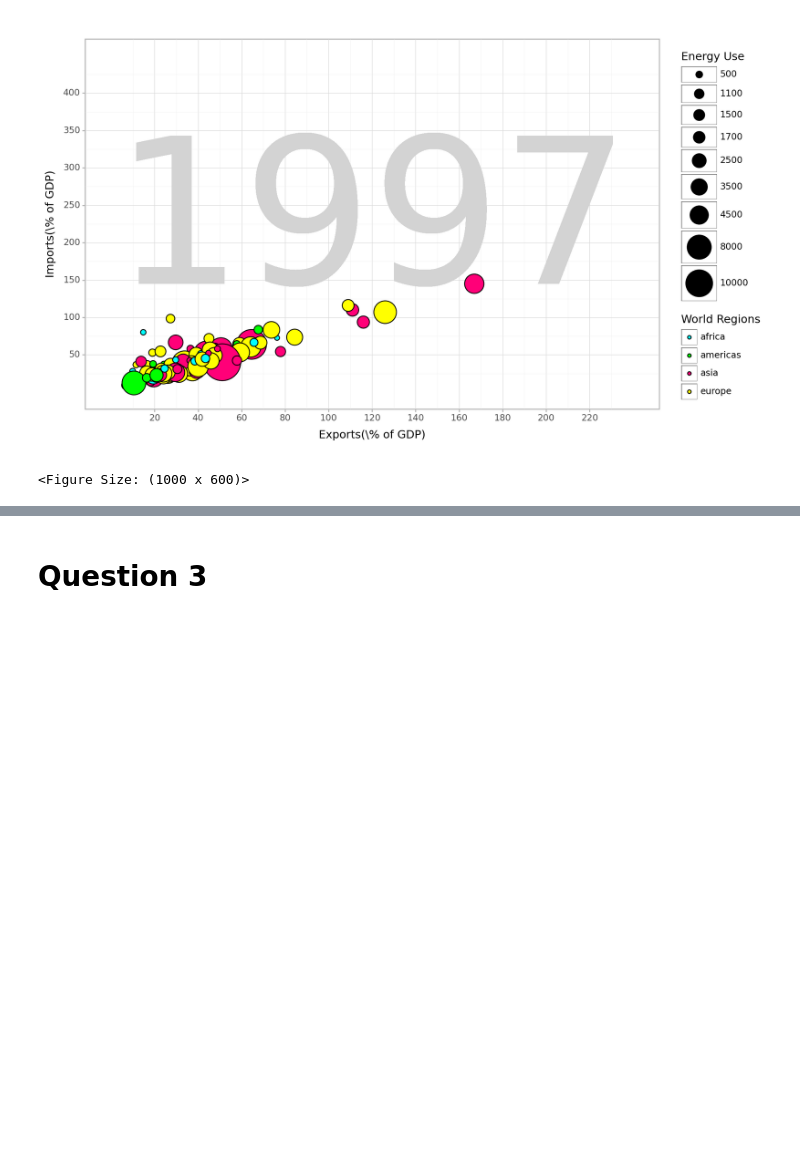
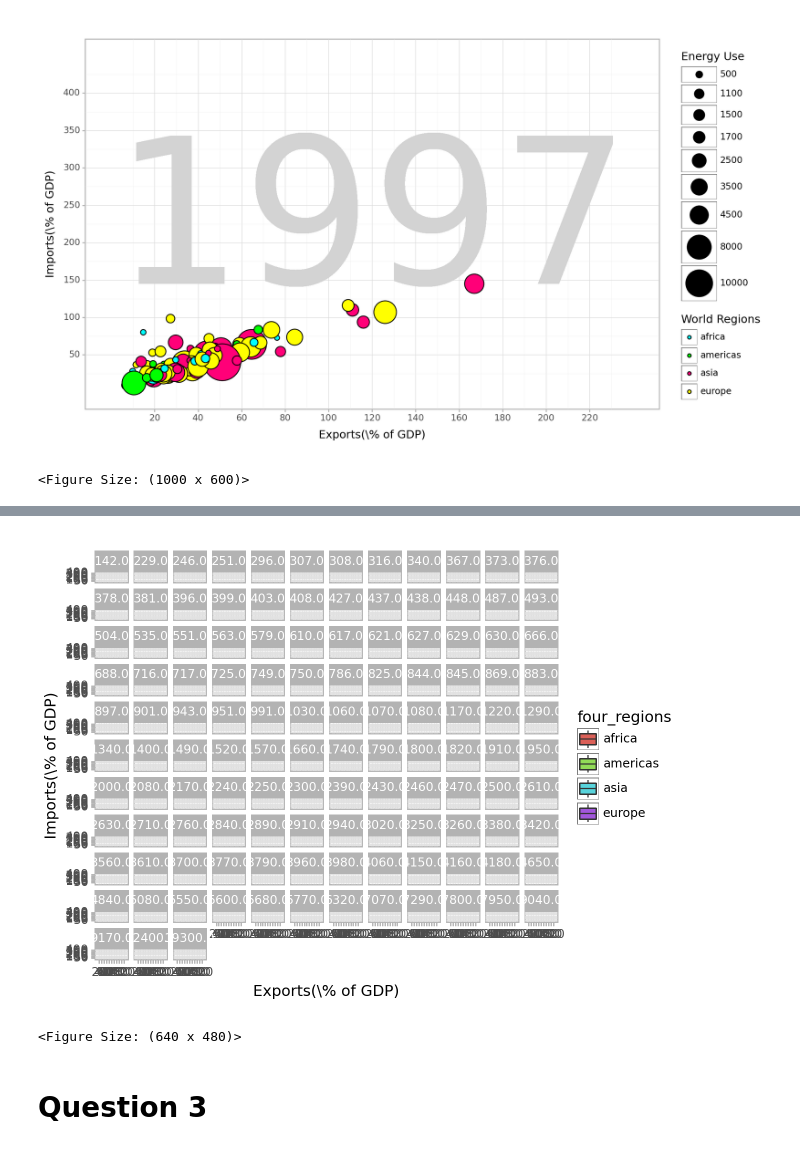
Before and after one commit to alexahildebrand/GSB544, a Jupyter notebook: Lab_1_.ipynb, the cells around one changed output, grey strips where cells are left out. Cells and saved outputs as stored; diff of their text form; code cells hidden in the pictures; blank space fills up the shorter version.

```diff
--- a/Lab_1_.ipynb
+++ b/Lab_1_.ipynb
@@ -284,4 +294,18 @@ ggplot(df2,aes(x="exports", y="imports"))
 <Figure Size: (640 x 480)>
+# %%
+(
+ggplot(df2,aes(x="exports", y="imports", fill = "four_regions"))
++scale_y_continuous(breaks = [50,100,150,200,250,300,350,400], limits = [0,450])
++scale_x_continuous(breaks = [20,40,60,80,100,120,140,160,180,200,220], limits = [0,240])
++geom_boxplot()
++scale_size_area(max_size = 20, breaks =energy_values)
++theme_light()
++labs(y = "Imports(\% of GDP)", x="Exports(\% of GDP)")
++facet_wrap(four_regions)
+)
+# %% [output]
+[figure, added]
+<Figure Size: (640 x 480)>
 # %% [markdown]
 # Question 3
 # %% [markdown]
```
Also changed, not shown: parts of 17 cells of this notebook, 1 other file.
